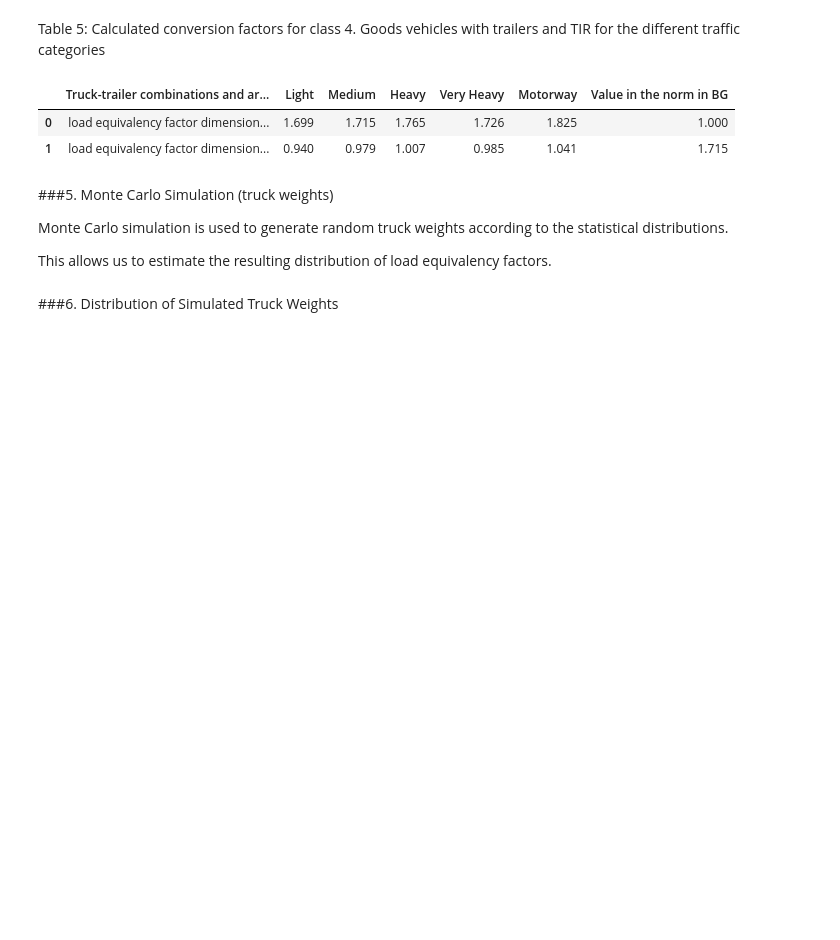
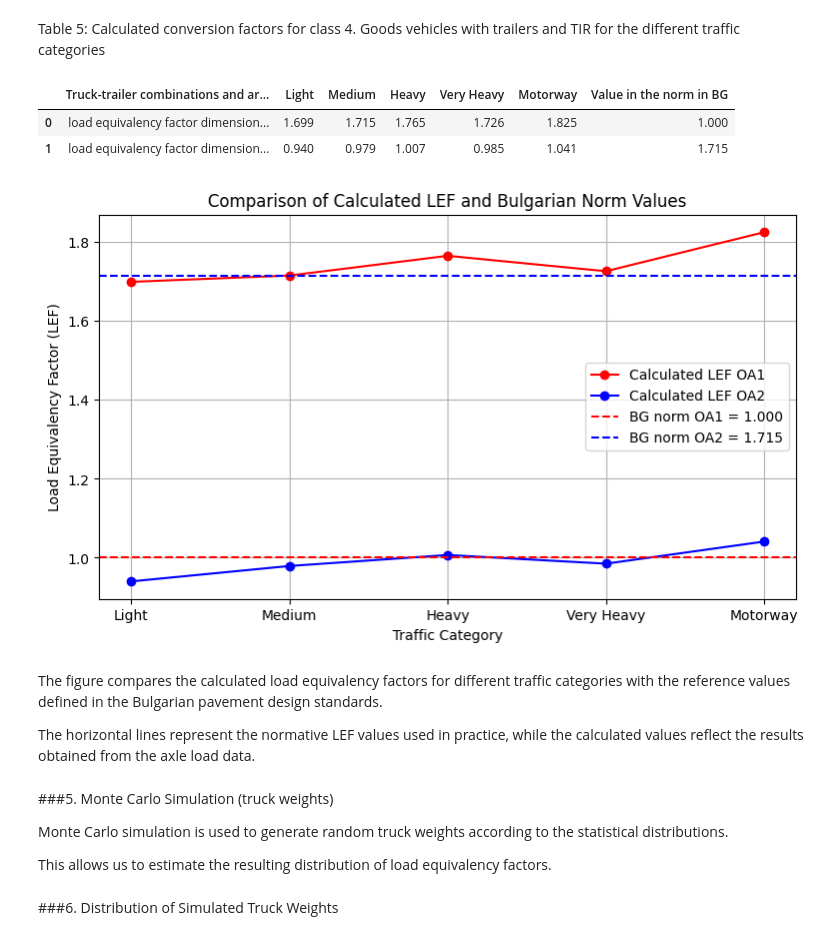
Before and after one commit to borisyotsov/traffic-load-equivalency-model, a Jupyter notebook: notebooks/Final_Project.ipynb, the cells around one changed output. Cells and saved outputs as stored; diff of their text form; code cells hidden in the pictures; blank space fills up the shorter version.

Commit message:
Add visualization comparing calculated LEF with Bulgarian norm values

```diff
--- a/notebooks/Final_Project.ipynb
+++ b/notebooks/Final_Project.ipynb
@@ -216,6 +216,45 @@ Calculated_lef
 |  | Truck-trailer combinations and ar... | Light | Medium | Heavy | Very Heavy | Motorway | Value in the norm in BG |
 | 0 | load equivalency factor dimension... | 1.699 | 1.715 | 1.765 | 1.726 | 1.825 | 1.000 |
 | 1 | load equivalency factor dimension... | 0.940 | 0.979 | 1.007 | 0.985 | 1.041 | 1.715 |
+# %%
+traffic_categories = ["Light","Medium","Heavy","Very Heavy","Motorway"]
+
+lef_oa1 = Calculated_lef.loc[0, traffic_categories]
+lef_oa2 = Calculated_lef.loc[1, traffic_categories]
+
+bg_norm_oa1 = 1.000
+bg_norm_oa2 = 1.715
+# %%
+plt.figure(figsize=(9,5))
+
+plt.plot(traffic_categories, lef_oa1, marker="o", label="Calculated LEF OA1", c = "r")
+
+plt.plot(traffic_categories, lef_oa2, marker="o", label="Calculated LEF OA2", c = "b")
+
+# horizontal lines from the Bulgarian norm
+plt.axhline(bg_norm_oa1, linestyle="--", label="BG norm OA1 = 1.000", c = "r")
+
+plt.axhline(bg_norm_oa2, linestyle="--", label="BG norm OA2 = 1.715", c = "b")
+
+
+plt.xlabel("Traffic Category")
+
+plt.ylabel("Load Equivalency Factor (LEF)")
+
+plt.title("Comparison of Calculated LEF and Bulgarian Norm Values")
+
+plt.legend()
+
+plt.grid(True)
+
+
+plt.show()
+# %% [output]
+[figure, added]
+# %% [markdown]
+The figure compares the calculated load equivalency factors for different traffic categories with the reference values defined in the Bulgarian pavement design standards.
+
+The horizontal lines represent the normative LEF values used in practice, while the calculated values reflect the results obtained from the axle load data.
 # %% [markdown]
 ###5. Monte Carlo Simulation (truck weights)
 
```
Also changed, not shown: parts of 5 cells of this notebook.
